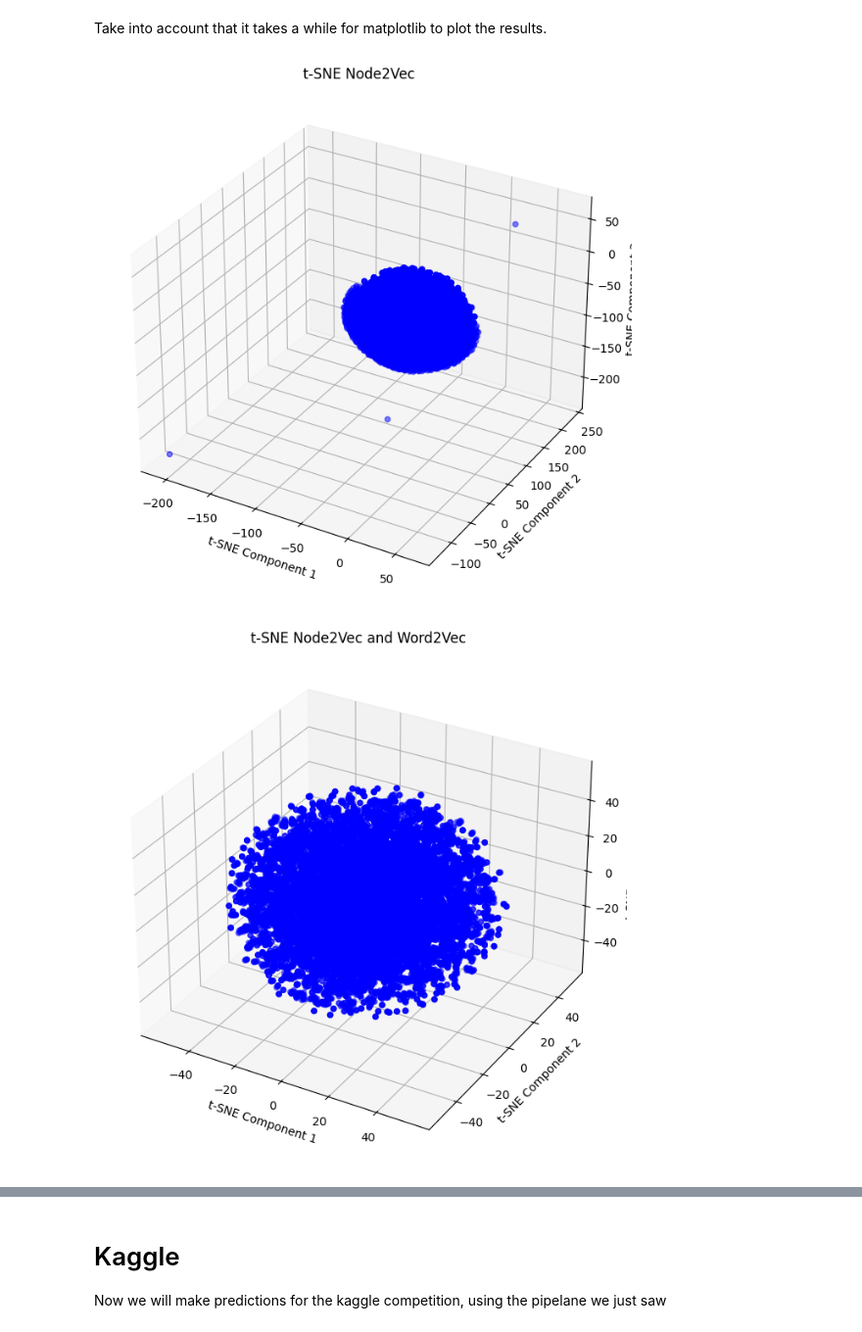
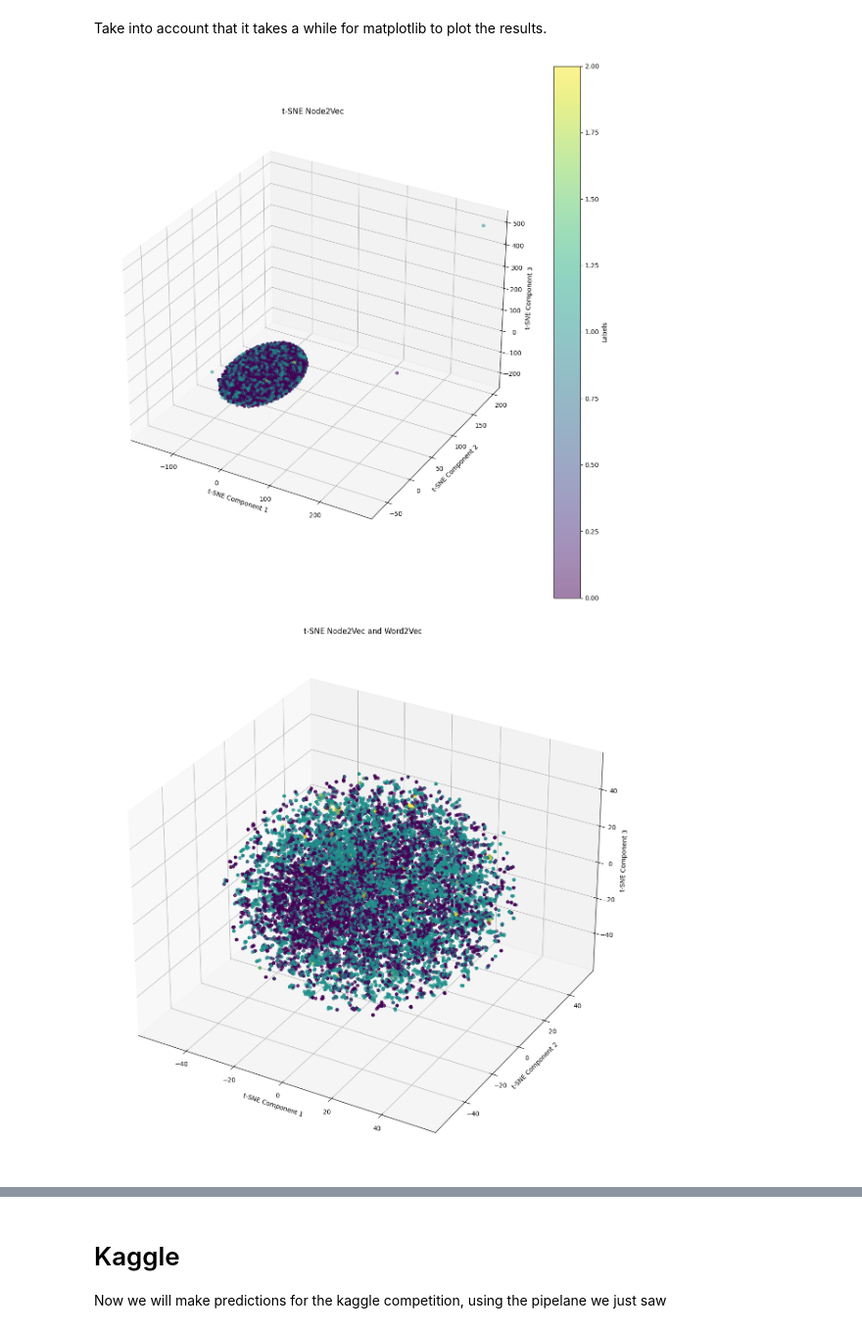
Before and after one commit to ignaciocunado/graphs, a Jupyter notebook: pipeline_assignment.ipynb, the cells around one changed output, grey strips where cells are left out. Shown at 98% size. Saved outputs shown, nothing was run; the diff lists cells and outputs as text; code cells hidden in the pictures.

```diff
--- a/pipeline_assignment.ipynb
+++ b/pipeline_assignment.ipynb
@@ -493,30 +494,37 @@ from mpl_toolkits.mplot3d import Axes3D
 # %%
 tsne_node2vec = TSNE(n_components=3, learning_rate='auto', init='random', perplexity=3).fit_transform(X_train_n2v)
 
-fig = plt.figure(figsize=(10, 8))
+fig = plt.figure(figsize=(15, 15))
 ax = fig.add_subplot(111, projection='3d')
-ax.scatter(tsne_node2vec[:, 0], tsne_node2vec[:, 1], tsne_node2vec[:, 2], marker='o', color='b', alpha=0.5)
+
+scatter = ax.scatter(tsne_node2vec[:, 0], tsne_node2vec[:, 1], tsne_node2vec[:, 2], marker='o', c=Y, cmap='viridis', alpha=0.5)
 
 ax.set_xlabel('t-SNE Component 1')
 ax.set_ylabel('t-SNE Component 2')
 ax.set_zlabel('t-SNE Component 3')
 ax.set_title('t-SNE Node2Vec')
 
+cbar = plt.colorbar(scatter)
+cbar.set_label('Labels')
+
 plt.show()
 # %% [output]
-[figure, old version]
+[figure, new version]
 # %%
 tsne_node2vec_word2vec = TSNE(n_components=3, learning_rate='auto', init='random', perplexity=3).fit_transform(X_train_n2v_w2v)
 
-fig = plt.figure(figsize=(10, 8))
+fig = plt.figure(figsize=(15, 15))
 ax = fig.add_subplot(111, projection='3d')
-ax.scatter(tsne_node2vec_word2vec[:, 0], tsne_node2vec_word2vec[:, 1], tsne_node2vec_word2vec[:, 2], marker='o', color='b', alpha=0.5)
+ax.scatter(tsne_node2vec_word2vec[:, 0], tsne_node2vec_word2vec[:, 1], tsne_node2vec_word2vec[:, 2], marker='o', c=Y, alpha=0.5)
 
 ax.set_xlabel('t-SNE Component 1')
 ax.set_ylabel('t-SNE Component 2')
 ax.set_zlabel('t-SNE Component 3')
 ax.set_title('t-SNE Node2Vec and Word2Vec')
 
+cbar = plt.colorbar(scatter)
+cbar.set_label('Labels')
+
 plt.show()
 # %% [output]
-[figure, old version]
+[figure, new version]
```
Also changed, not shown: parts of 12 cells of this notebook.
